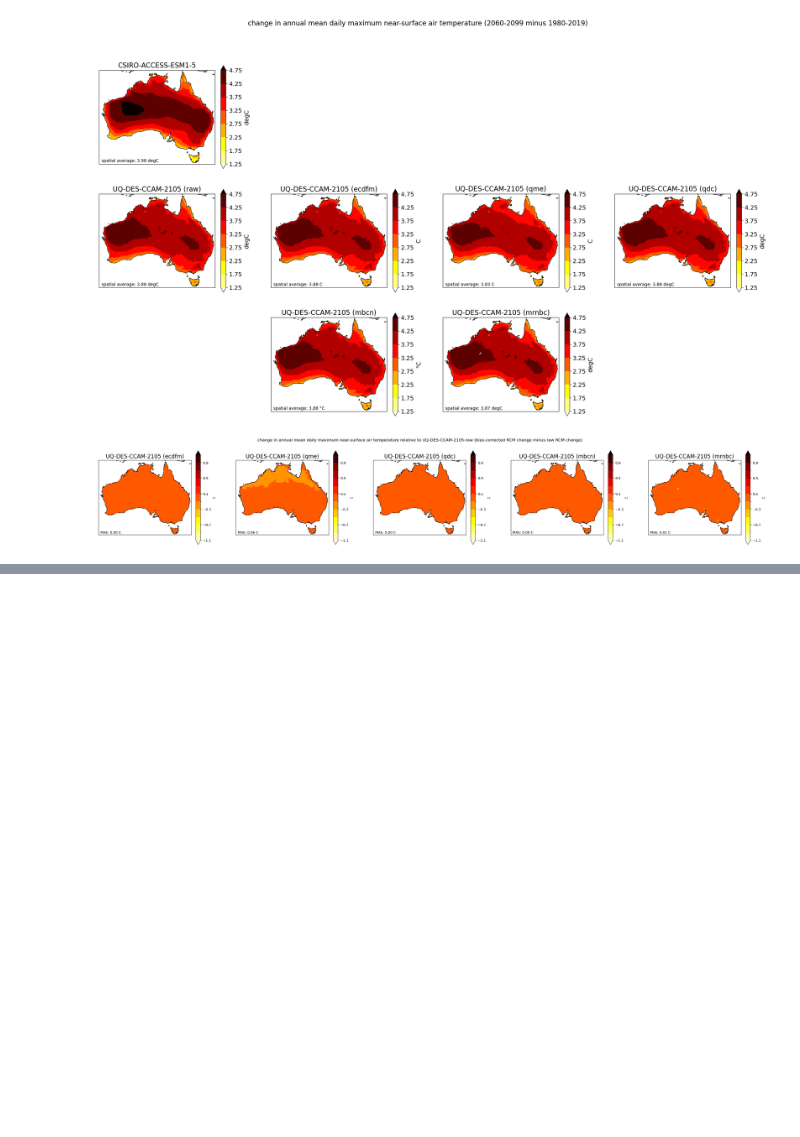
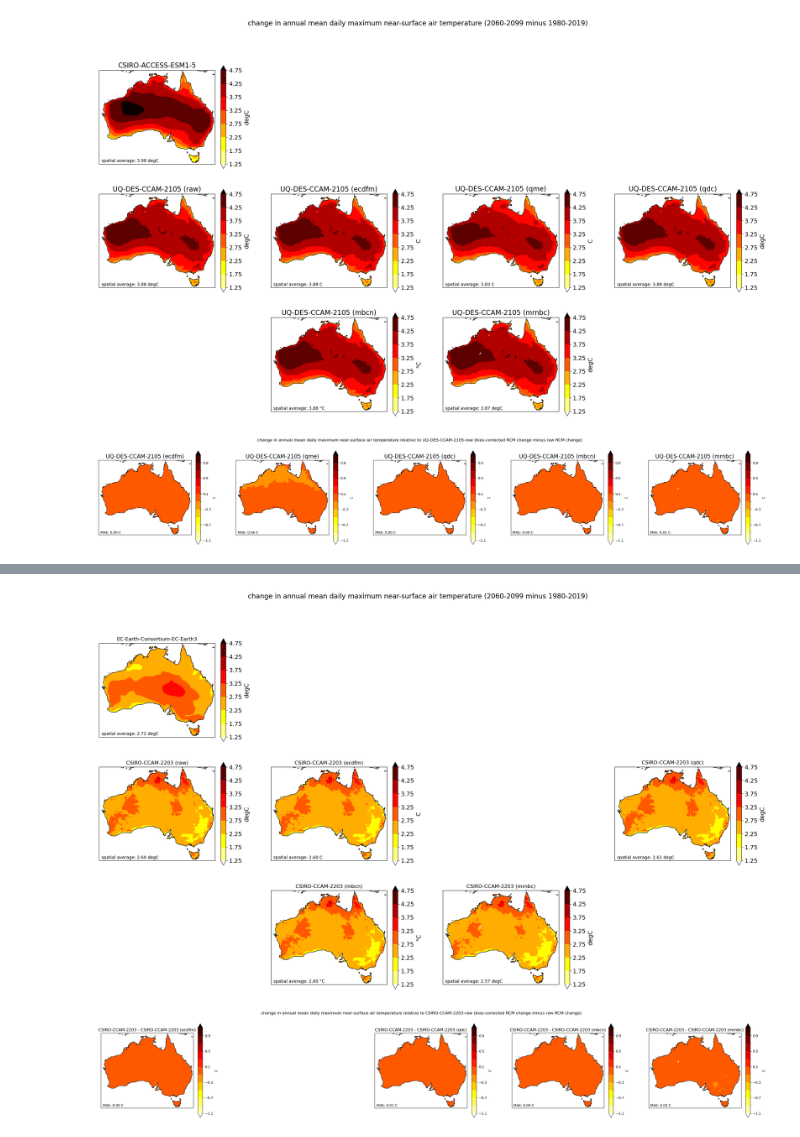
Before and after one commit to AusClimateService/npcp, a Jupyter notebook: results/change_signal_tasmax.ipynb, the cells around one changed output, grey strips where cells are left out. Drawn from its saved outputs; the diff is of its cells as text; code cells hidden in the pictures; blank space fills up the shorter version.

```diff
--- a/results/change_signal_tasmax.ipynb
+++ b/results/change_signal_tasmax.ipynb
@@ -326,0 +373,3 @@ plot_comparison(variable, 'CSIRO-ACCESS-ESM1-5', 'UQ-DES-CCAM-2105', cmap, level
+# %%
+plot_comparison(variable, 'EC-Earth-Consortium-EC-Earth3', 'CSIRO-CCAM-2203', cmap, levels, rcm_levels)
+# %% [output]
@@ -326,0 +378,2 @@ plot_comparison(variable, 'CSIRO-ACCESS-ESM1-5', 'UQ-DES-CCAM-2105', cmap, level
+[figure, added]
+[figure, added]
```
Also changed, not shown: parts of 10 cells of this notebook, 2 other files.
